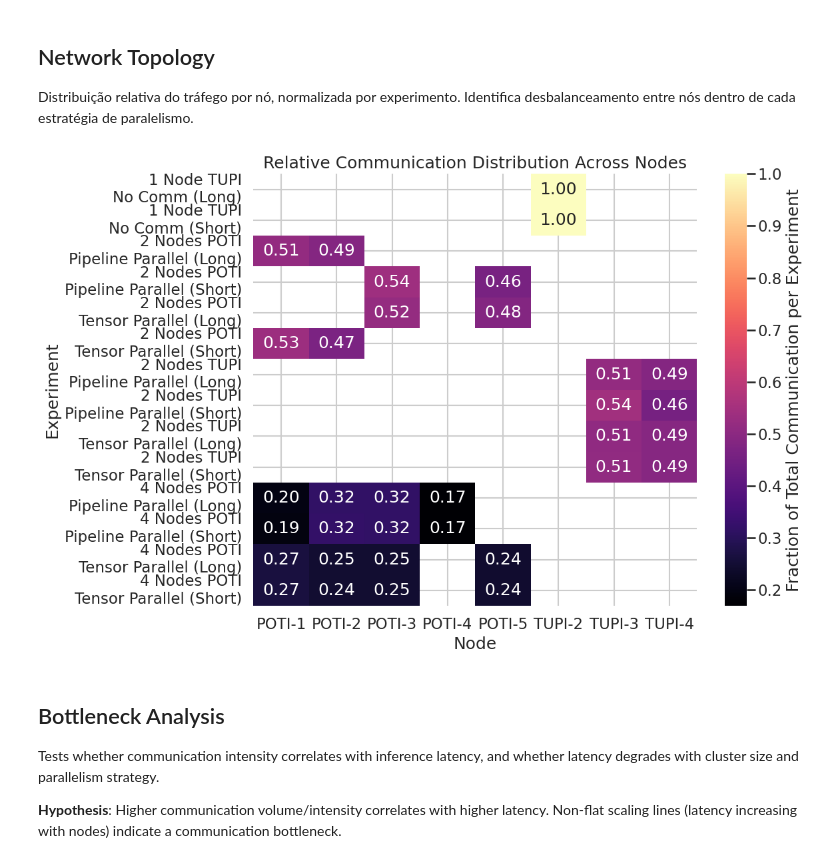
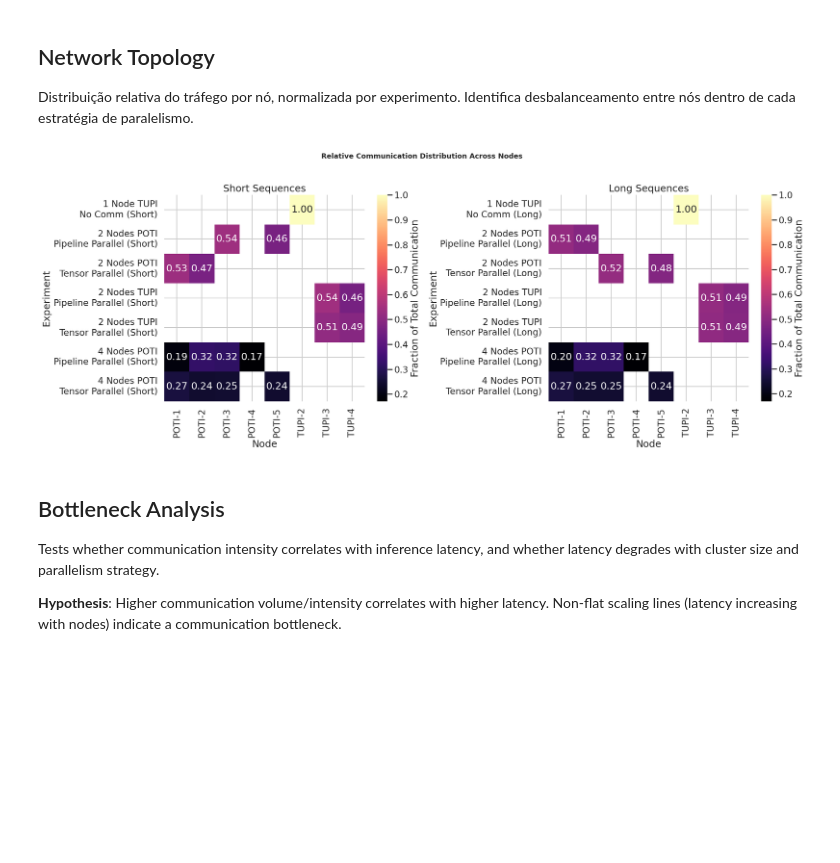
Before and after one commit to matregnago/comp-sys-perf-analysis, a Jupyter notebook: notebooks/04_network.ipynb, the cells around one changed output. Saved outputs shown, nothing was run; the diff lists cells and outputs as text; code cells hidden in the pictures; blank space fills up the shorter version.

```diff
--- a/notebooks/04_network.ipynb
+++ b/notebooks/04_network.ipynb
@@ -180,9 +180,13 @@ for exp_path in experiment_paths:
         except Exception as e:
             print(f'Error loading {net_file}: {e}')
 
-network_ts_df = pd.concat(network_rows, ignore_index=True)
-network_ts_df.to_csv(OUTPUT_DIR / 'network_timeseries.csv', index=False)
-print(f'Loaded {network_ts_df.shape[0]} rows from {len(experiment_paths)} experiments')
-network_ts_df.head()
+if network_rows:
+    network_ts_df = pd.concat(network_rows, ignore_index=True)
+    network_ts_df.to_csv(OUTPUT_DIR / 'network_timeseries.csv', index=False)
+    print(f'Loaded {network_ts_df.shape[0]} rows from {len(experiment_paths)} experiments')
+    network_ts_df.head()
+else:
+    print('Warning: No network_telemetry.csv files found in experiments.')
+    print('Available files in first experiment:', list(experiment_paths[0].rglob('*'))[:5] if experiment_paths else 'No experiments found')
 # %% [output]
 Loaded 15886 rows from 14 experiments
@@ -616,30 +650,41 @@ save_fig(fig, 'communication_activity.png')
 Distribuição relativa do tráfego por nó, normalizada por experimento.
 Identifica desbalanceamento entre nós dentro de cada estratégia de paralelismo.
 # %%
-topology_raw = (
+topology_data = (
     network_ts_df
     .assign(
         experiment_label=lambda d: d['experiment_name'].apply(format_experiment_name),
         node_label=lambda d: d['node_name'].apply(format_node_name),
+        seqlen=lambda d: d['experiment_name'].apply(lambda x: parse_exp_name(x)['seqlen']),
     )
-    .groupby(['experiment_label', 'node_label'])['total_kB_s']
-    .mean()
-    .unstack()
 )
-topology_norm = topology_raw.div(topology_raw.sum(axis=1), axis=0)
 
-fig, ax = plt.subplots(figsize=(12, 8))
-sns.heatmap(
-    topology_norm, annot=True, fmt='.2f', cmap='magma',
-    cbar_kws={'label': 'Fraction of Total Communication per Experiment'}, ax=ax,
-)
-ax.set_title('Relative Communication Distribution Across Nodes')
-ax.set_xlabel('Node')
-ax.set_ylabel('Experiment')
-fig.tight_layout()
+fig, axes = plt.subplots(1, 2, figsize=(20, 8))
+
+for ax_idx, seqlen in enumerate(['short', 'long']):
+    subset = topology_data[topology_data['seqlen'] == seqlen]
+
+    topology_raw = (
+        subset
+        .groupby(['experiment_label', 'node_label'])['total_kB_s']
+        .mean()
+        .unstack()
+    )
+    topology_norm = topology_raw.div(topology_raw.sum(axis=1), axis=0)
+
+    sns.heatmap(
+        topology_norm, annot=True, fmt='.2f', cmap='magma',
+        cbar_kws={'label': 'Fraction of Total Communication'}, ax=axes[ax_idx],
+    )
+    axes[ax_idx].set_title(f'{seqlen.capitalize()} Sequences')
+    axes[ax_idx].set_xlabel('Node')
+    axes[ax_idx].set_ylabel('Experiment')
+
+fig.suptitle('Relative Communication Distribution Across Nodes', fontsize=13, fontweight='bold')
+fig.tight_layout(rect=[0, 0, 1, 0.97])
 save_fig(fig, 'network_topology_heatmap_normalized.png')
 # %% [output]
-[figure, old version]
+[figure, new version]
 # %% [markdown]
 ## Bottleneck Analysis
 
```
Also changed, not shown: parts of 9 cells of this notebook, 3 other files.
